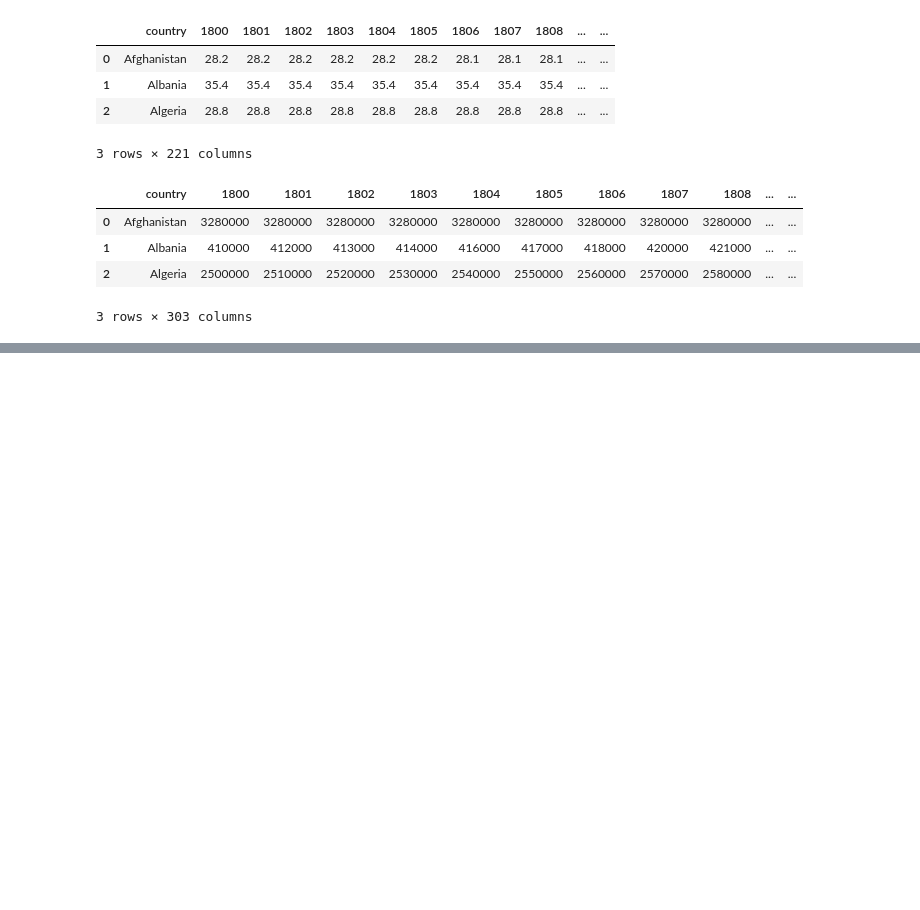
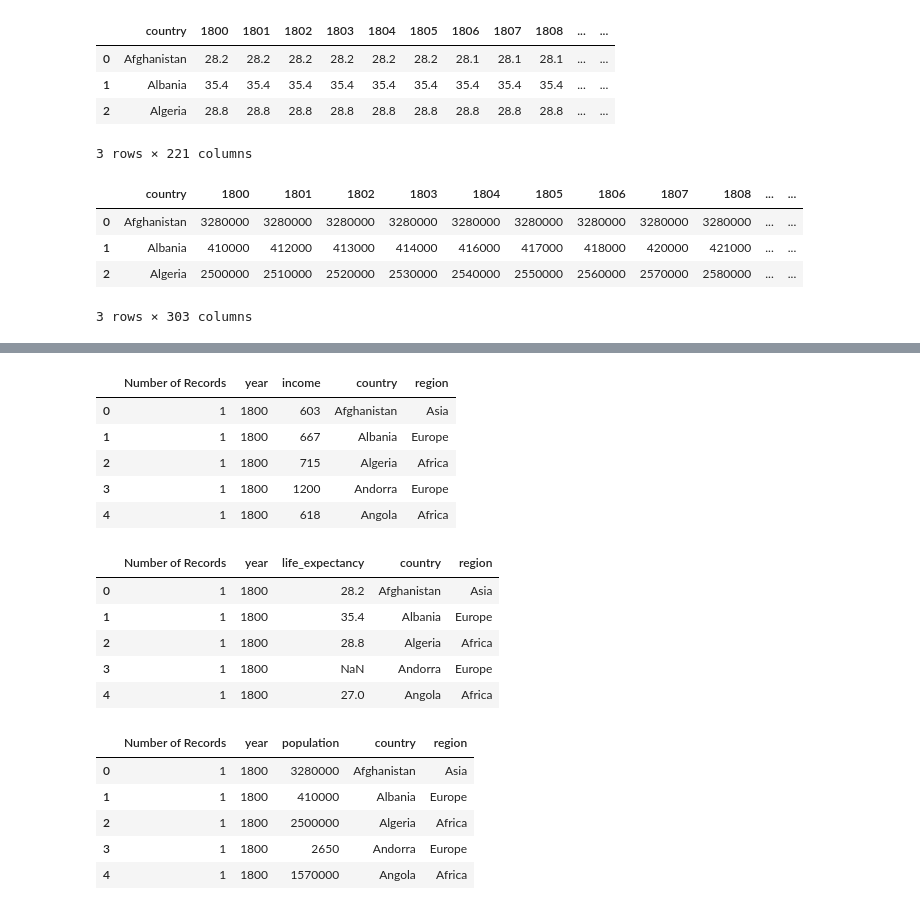
Before and after one commit to jasonzelaya/Gapminder, a Jupyter notebook: assets/data/data_transformation.ipynb, the cells around one changed output, grey strips where cells are left out. Saved outputs shown, nothing was run; the diff lists cells and outputs as text; code cells hidden in the pictures; blank space fills up the shorter version.

```diff
--- a/assets/data/data_transformation.ipynb
+++ b/assets/data/data_transformation.ipynb
@@ -289,0 +304,29 @@ pop_sorted_matches.to_csv("pop_matches.csv", sep=",", index=False)
+# %%
+# Read data into pd dataframes
+income_pivot = pd.read_csv("income_pivoted.csv")
+lex_pivot = pd.read_csv("lex_pivoted.csv")
+pop_pivot = pd.read_csv("pop_pivoted.csv")
+# %%
+# Preview dataframes
+display(income_pivot.head())
+display(lex_pivot.head())
+display(pop_pivot.head())
+# %% [output]
+|  | Number of Records | year | income | country | region |
+| 0 | 1 | 1800 | 603 | Afghanistan | Asia |
+| 1 | 1 | 1800 | 667 | Albania | Europe |
+| 2 | 1 | 1800 | 715 | Algeria | Africa |
+| 3 | 1 | 1800 | 1200 | Andorra | Europe |
+| 4 | 1 | 1800 | 618 | Angola | Africa |
+|  | Number of Records | year | life_expectancy | country | region |
+| 0 | 1 | 1800 | 28.2 | Afghanistan | Asia |
+| 1 | 1 | 1800 | 35.4 | Albania | Europe |
+| 2 | 1 | 1800 | 28.8 | Algeria | Africa |
+| 3 | 1 | 1800 | NaN | Andorra | Europe |
+| 4 | 1 | 1800 | 27.0 | Angola | Africa |
+|  | Number of Records | year | population | country | region |
+| 0 | 1 | 1800 | 3280000 | Afghanistan | Asia |
+| 1 | 1 | 1800 | 410000 | Albania | Europe |
+| 2 | 1 | 1800 | 2500000 | Algeria | Africa |
+| 3 | 1 | 1800 | 2650 | Andorra | Europe |
+| 4 | 1 | 1800 | 1570000 | Angola | Africa |
```
Also changed, not shown: parts of 19 cells of this notebook, 7 other files.
